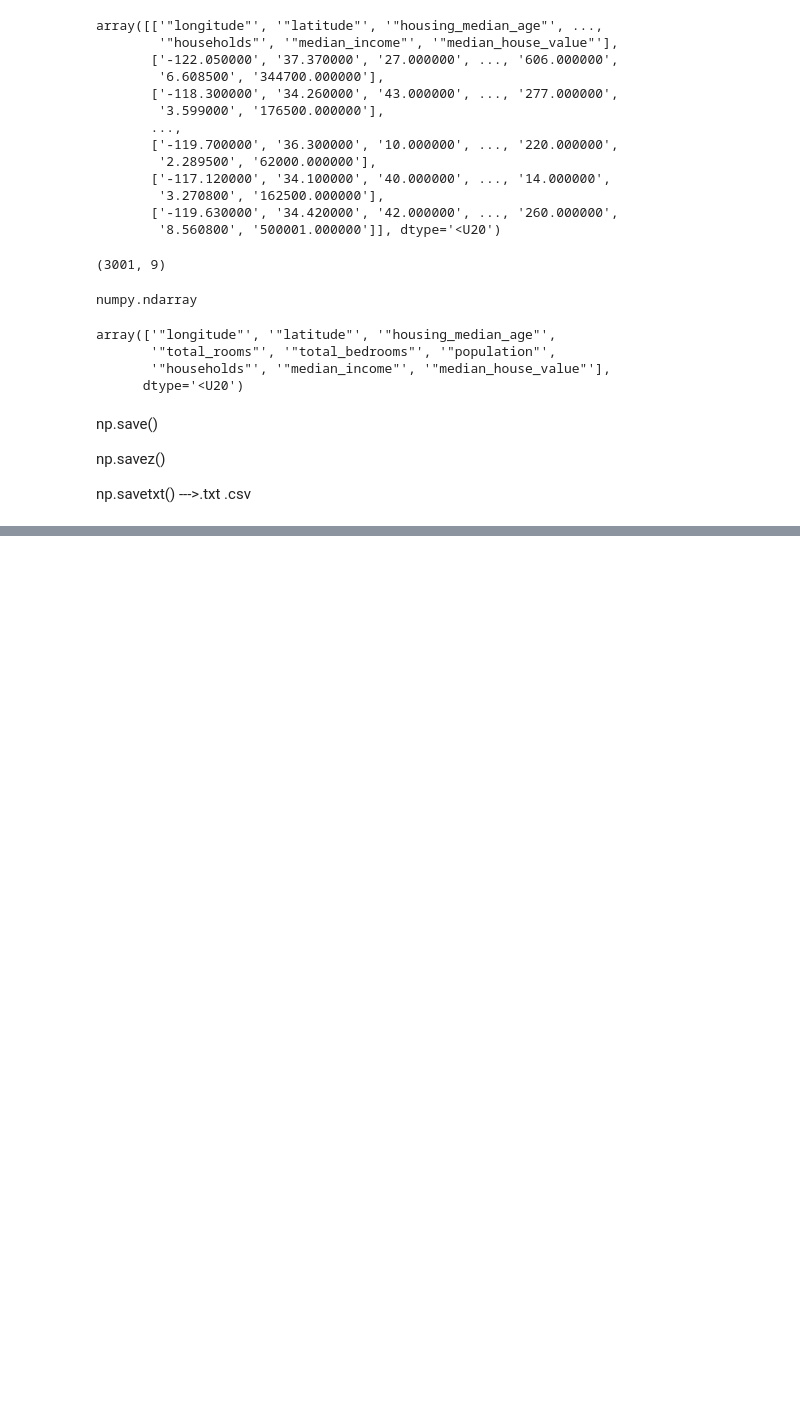
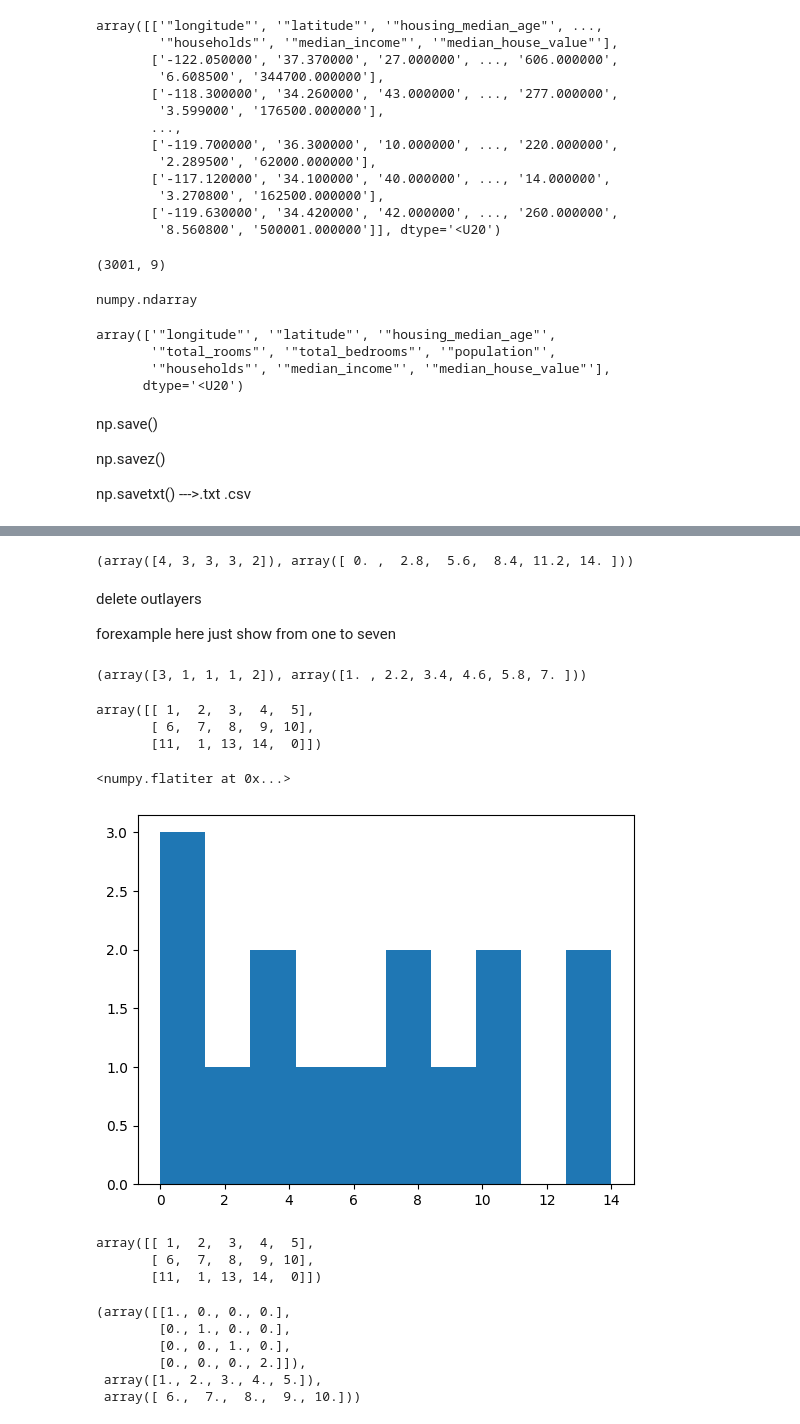
Before and after one commit to faeezeh/Numpy, a Jupyter notebook: Numpy.ipynb, the cells around one changed output, grey strips where cells are left out. Saved outputs shown, nothing was run; the diff lists cells and outputs as text; code cells hidden in the pictures; blank space fills up the shorter version.

```diff
--- a/Numpy.ipynb
+++ b/Numpy.ipynb
@@ -1179,0 +1249,3 @@ np.savetxt("california_housing_test.csv",
+# %%
+matrix_b = np.array([[1,2,3,4,5],[6,7,8,9,10],[11,1,13,14,0]])
+matrix_b
@@ -1179,0 +1498,45 @@ np.savetxt("california_housing_test.csv",
+# %%
+np.histogram(matrix_b, bins = 5)
+# %% [output]
+(array([4, 3, 3, 3, 2]), array([ 0. ,  2.8,  5.6,  8.4, 11.2, 14. ]))
+# %% [markdown]
+delete outlayers
+
+forexample here just show from one to seven
+# %%
+np.histogram(matrix_b, bins = 5)
+# %% [output]
+(array([3, 1, 1, 1, 2]), array([1. , 2.2, 3.4, 4.6, 5.8, 7. ]))
+# %%
+matrix_b
+# %% [output]
+array([[ 1,  2,  3,  4,  5],
+       [ 6,  7,  8,  9, 10],
+       [11,  1, 13, 14,  0]])
+# %%
+matrix_b.flat
+# %% [output]
+<numpy.flatiter at 0x...>
+# %%
+import matplotlib.pyplot as plt
+
+plt.hist(matrix_b.flat , bins = np.histogram(matrix_b)[1])
+
+plt.show()
+# %% [output]
+[figure, added]
+# %%
+matrix_b
+# %% [output]
+array([[ 1,  2,  3,  4,  5],
+       [ 6,  7,  8,  9, 10],
+       [11,  1, 13, 14,  0]])
+# %%
+np.histogram2d(matrix_b[0],matrix_b[1],bins = 4)
+# %% [output]
+(array([[1., 0., 0., 0.],
+        [0., 1., 0., 0.],
+        [0., 0., 1., 0.],
+        [0., 0., 0., 2.]]),
+ array([1., 2., 3., 4., 5.]),
+ array([ 6.,  7.,  8.,  9., 10.]))
```
Also changed, not shown: parts of 79 cells of this notebook.
